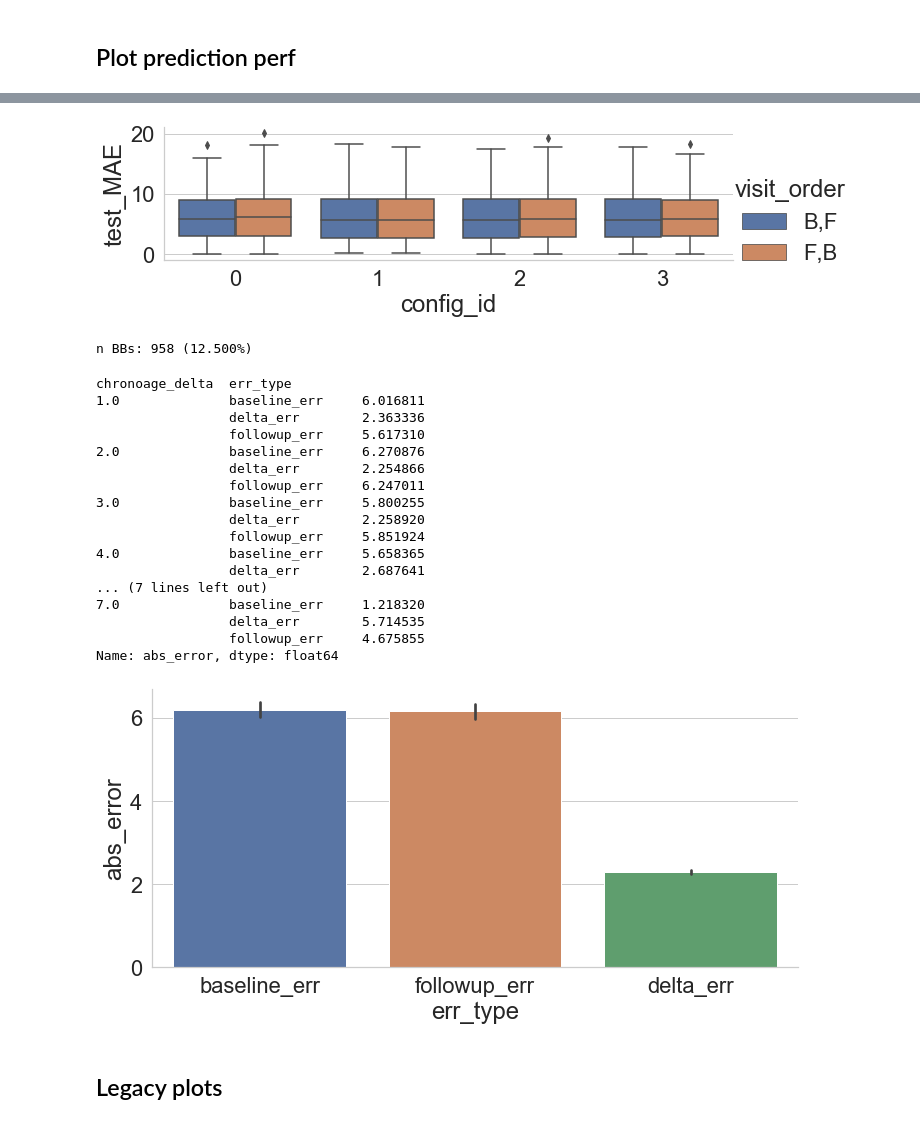
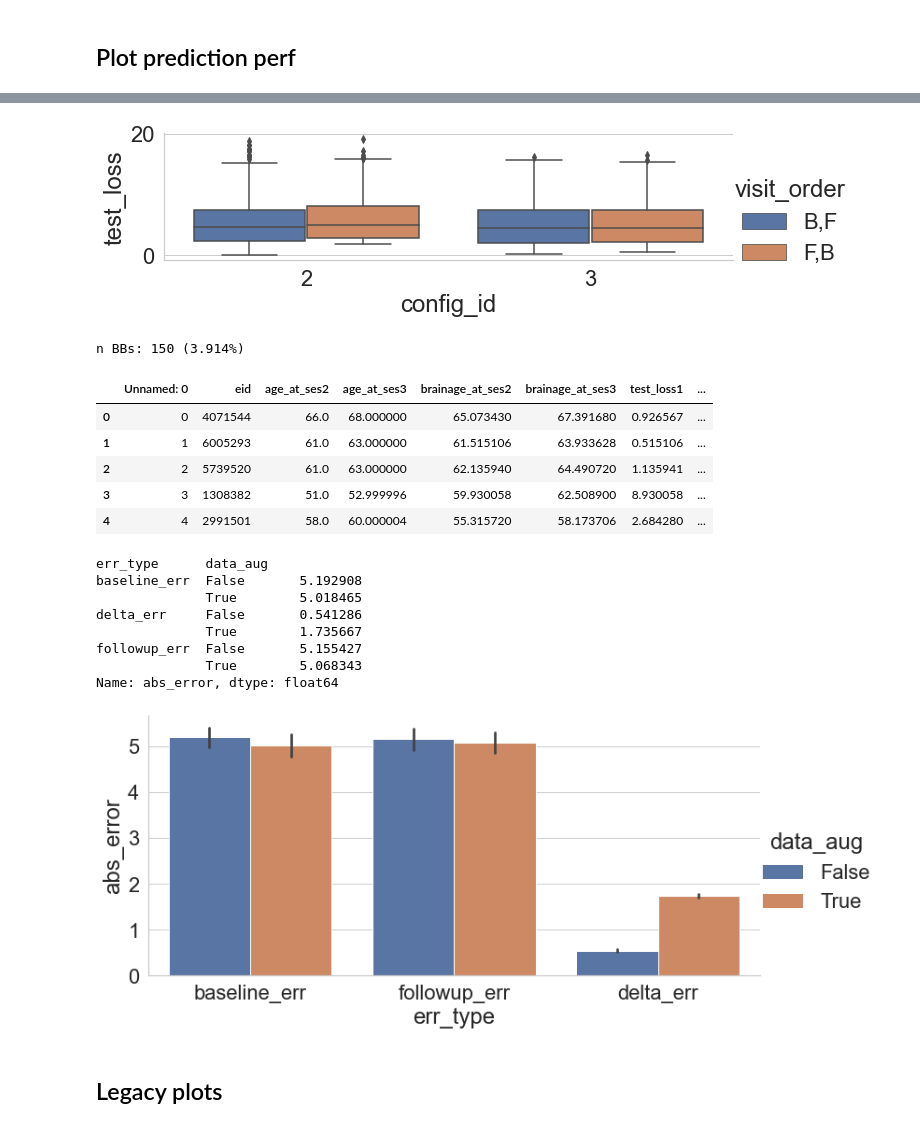
Before and after one commit to nikhil153/brain-diff, a Jupyter notebook: notebooks/5a_LSN_ROI.ipynb, the cells around one changed output, grey strips where cells are left out. Saved outputs shown, nothing was run; the diff lists cells and outputs as text; code cells hidden in the pictures.

Commit message:
fixed test label bugs

```diff
--- a/notebooks/5a_LSN_ROI.ipynb
+++ b/notebooks/5a_LSN_ROI.ipynb
@@ -295,21 +338,18 @@ Name: test_MAE, dtype: float64
 # %%
-plot_df = plot_df[plot_df["config_id"].isin([0,1,2,3])]
+best_configs = [2,3]
+plot_df = plot_df[plot_df["config_id"].isin(best_configs)]
 
 sns.set(font_scale=2)
 with sns.axes_style("whitegrid"):
-    g = sns.catplot(y="test_MAE",x="config_id",hue="visit_order", height=3, aspect=3, kind="box",
+    g = sns.catplot(y="test_loss",x="config_id",hue="visit_order", height=3, aspect=3, kind="box",
                     sharey=False, data=plot_df)
 # %% [output]
-[figure, old version]
+[figure, new version]
 # %%
 # config 0: no data_aug, config 1: data aug
-perf_df = perf_df[(perf_df["config_id"].isin([0,1])) & (perf_df["visit_order"]=="B,F")]
-perf_df.loc[perf_df["config_id"]==0, "data_aug"] = False
-perf_df.loc[perf_df["config_id"]==1, "data_aug"] = True
-
-# Remove this renaming once run_LSN_roi.py is test again
-perf_df = perf_df.rename(columns={"test_age_1": "age_at_ses2","test_age_2": "age_at_ses3",
-                                  "test_brainage_1": "brainage_at_ses2","test_brainage_2": "brainage_at_ses3"})
+perf_df = perf_df[(perf_df["config_id"].isin(best_configs)) & (perf_df["visit_order"]=="B,F")].copy()
+perf_df.loc[perf_df["config_id"]==best_configs[0], "data_aug"] = False
+perf_df.loc[perf_df["config_id"]==best_configs[1], "data_aug"] = True
 
 perf_df["model"] = "LSN"
 perf_df["baseline_err"] = perf_df["brainage_at_ses2"] - perf_df["age_at_ses2"]
@@ -327,37 +367,36 @@ print(f"n BBs: {n_BBs} ({100*n_BBs/len(plot_df):4.3f}%)")
 perf_df_melt = perf_df.melt(id_vars=["eid", "model", "data_aug", "visit_order", "age_at_ses2", "brainage_at_ses2", "age_at_ses3", "brainage_at_ses3", "chronoage_delta", "brainage_delta"],
               value_vars=['baseline_err', 'followup_err', 'delta_err'],
               var_name='err_type', value_name='error')
+
+perf_df.head()
 # %% [output]
-n BBs: 958 (12.500%)
+n BBs: 150 (3.914%)
+|  | Unnamed: 0 | eid | age_at_ses2 | age_at_ses3 | brainage_at_ses2 | brainage_at_ses3 | test_loss1 | ... |
+| 0 | 0 | 4071544 | 66.0 | 68.000000 | 65.073430 | 67.391680 | 0.926567 | ... |
+| 1 | 1 | 6005293 | 61.0 | 63.000000 | 61.515106 | 63.933628 | 0.515106 | ... |
+| 2 | 2 | 5739520 | 61.0 | 63.000000 | 62.135940 | 64.490720 | 1.135941 | ... |
+| 3 | 3 | 1308382 | 51.0 | 52.999996 | 59.930058 | 62.508900 | 8.930058 | ... |
+| 4 | 4 | 2991501 | 58.0 | 60.000004 | 55.315720 | 58.173706 | 2.684280 | ... |
 # %%
 plot_df = perf_df_melt.copy()
 
 plot_df["abs_error"] = np.abs(plot_df["error"])
 
-print(plot_df.groupby(["chronoage_delta","err_type"]).mean()["abs_error"])
+print(plot_df.groupby(["err_type","data_aug"]).mean()["abs_error"])
 
 sns.set(font_scale=2)
 with sns.axes_style("whitegrid"):
-    g = sns.catplot(x="err_type",y="abs_error", kind="bar", data=plot_df,aspect=2)
+    g = sns.catplot(x="err_type",y="abs_error", hue="data_aug", kind="bar", data=plot_df,aspect=2)
 # %% [output]
-chronoage_delta  err_type
-1.0              baseline_err     6.016811
-                 delta_err        2.363336
-                 followup_err     5.617310
-2.0              baseline_err     6.270876
-                 delta_err        2.254866
-                 followup_err     6.247011
-3.0              baseline_err     5.800255
-                 delta_err        2.258920
-                 followup_err     5.851924
-4.0              baseline_err     5.658365
-                 delta_err        2.687641
-... (7 lines left out)
-7.0              baseline_err     1.218320
-                 delta_err        5.714535
-                 followup_err     4.675855
+err_type      data_aug
+baseline_err  False       5.192908
+              True        5.018465
+delta_err     False       0.541286
+              True        1.735667
+followup_err  False       5.155427
+              True        5.068343
 Name: abs_error, dtype: float64
-[figure, old version]
+[figure, new version]
 # %%
 save_summary_results = False
 if save_summary_results:
```
Also changed, not shown: parts of 18 cells of this notebook, 8 other files.
